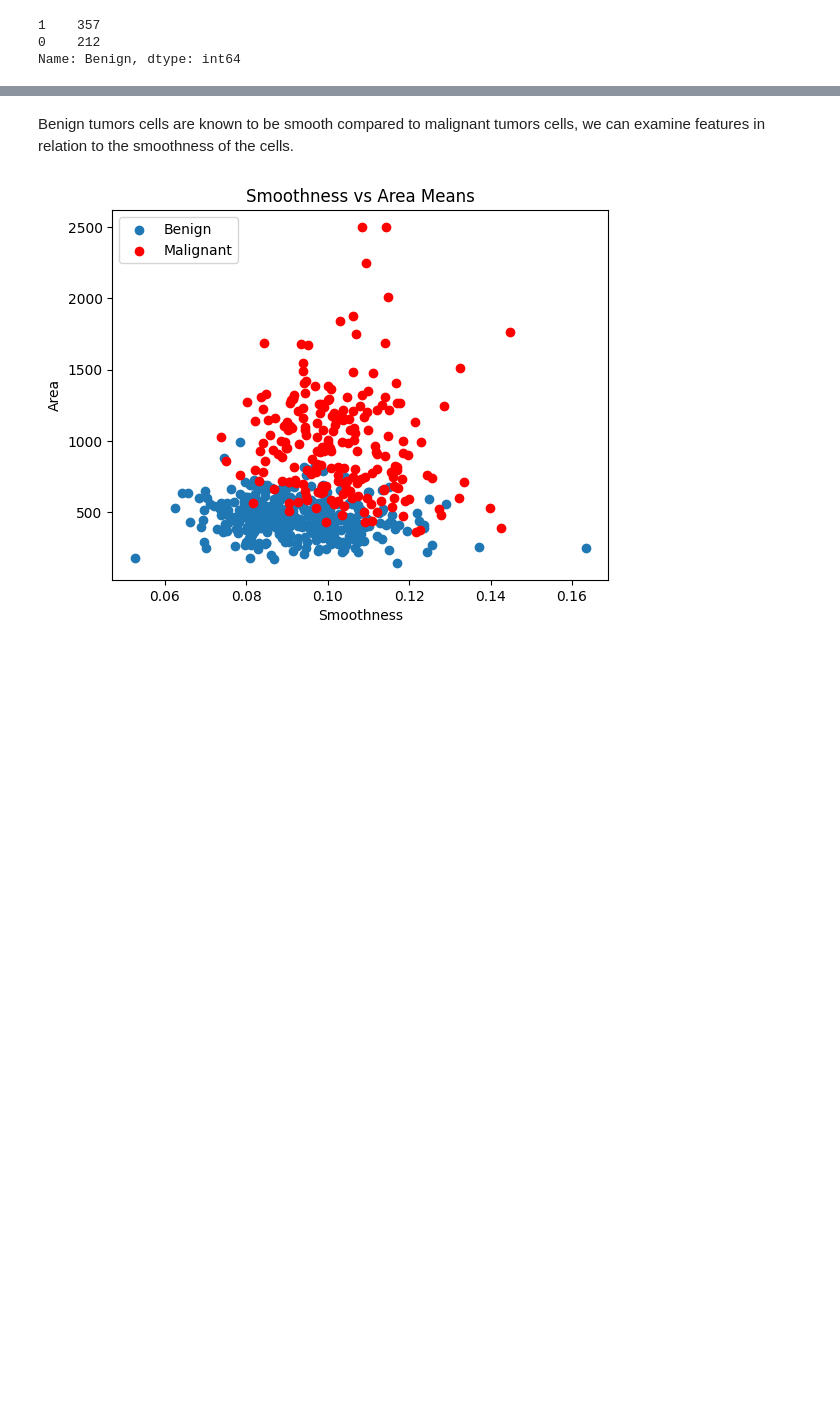
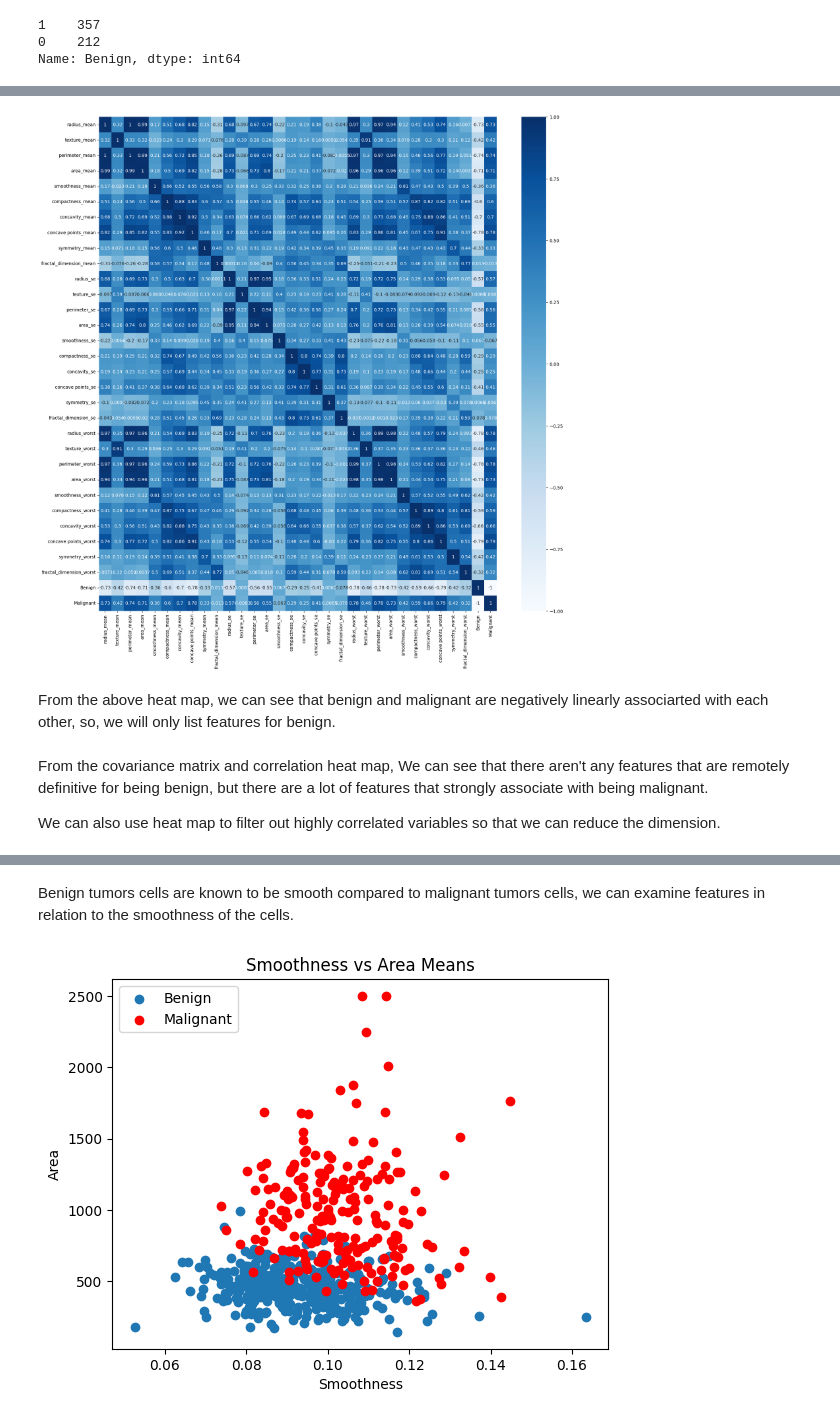
Before and after one commit to AR615598/Classifying_Cancer_Cells, a Jupyter notebook: cancer_cell_classification.ipynb, the cells around one changed output, grey strips where cells are left out. Cells and saved outputs as stored; diff of their text form; code cells hidden in the pictures; blank space fills up the shorter version.

Commit message:
Updated notebook in branch, will work on KNN

```diff
--- a/cancer_cell_classification.ipynb
+++ b/cancer_cell_classification.ipynb
@@ -86,0 +297,13 @@ Name: Benign, dtype: int64
+# %%
+# cross examine with co
+plt.figure(figsize=(20,20))
+sns.heatmap(cc.corr(),cbar=True,annot=True,cmap='Blues')
+plt.show()
+# %% [output]
+[figure, added]
+# %% [markdown]
+From the above heat map, we can see that benign and malignant are negatively linearly associarted with each other, so, we will only list features for benign.
+# %% [markdown]
+From the covariance matrix and correlation heat map, We can see that there aren't any features that are remotely definitive for being benign, but there are a lot of features that strongly associate with being malignant.
+
+We can also use heat map to filter out highly correlated variables so that we can reduce the dimension.
```
Also changed, not shown: parts of 48 cells of this notebook.
